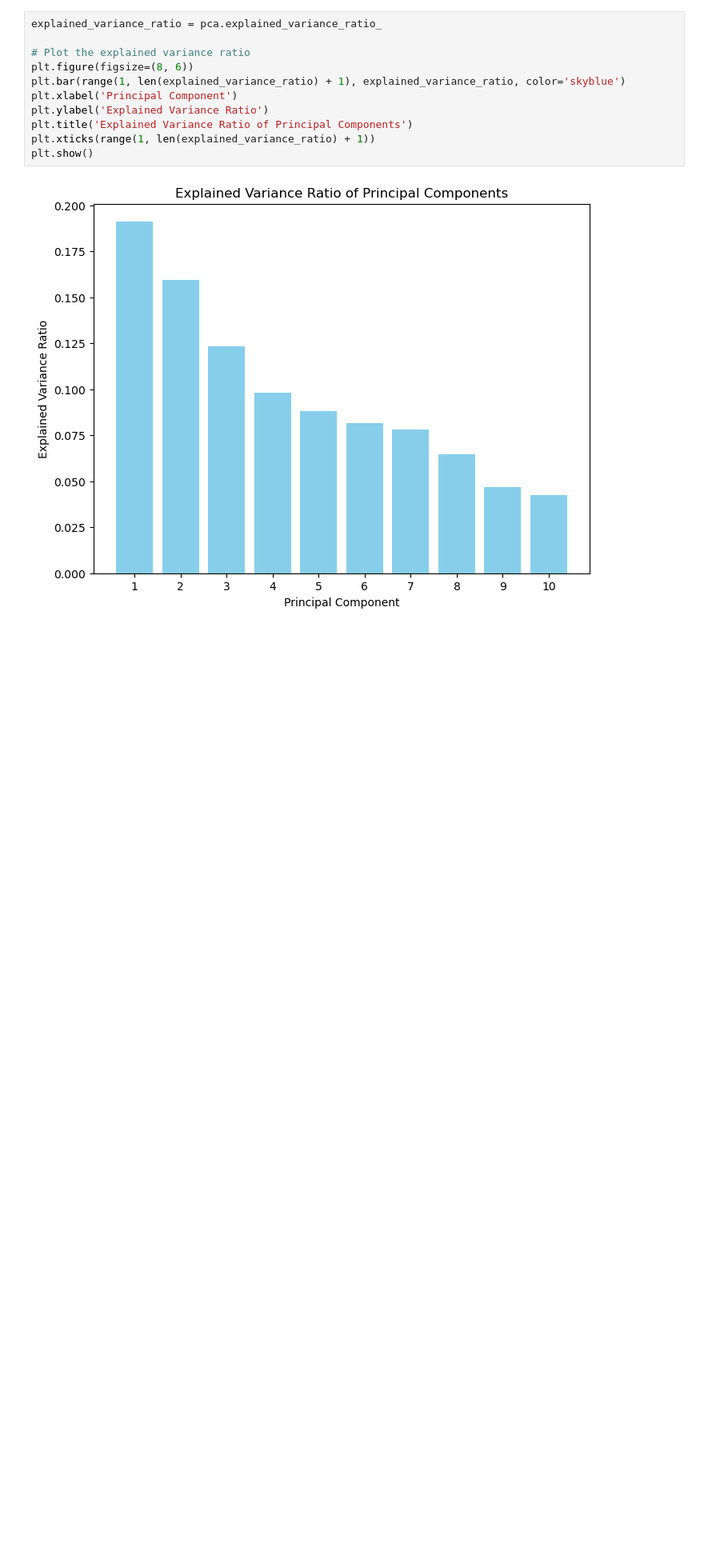
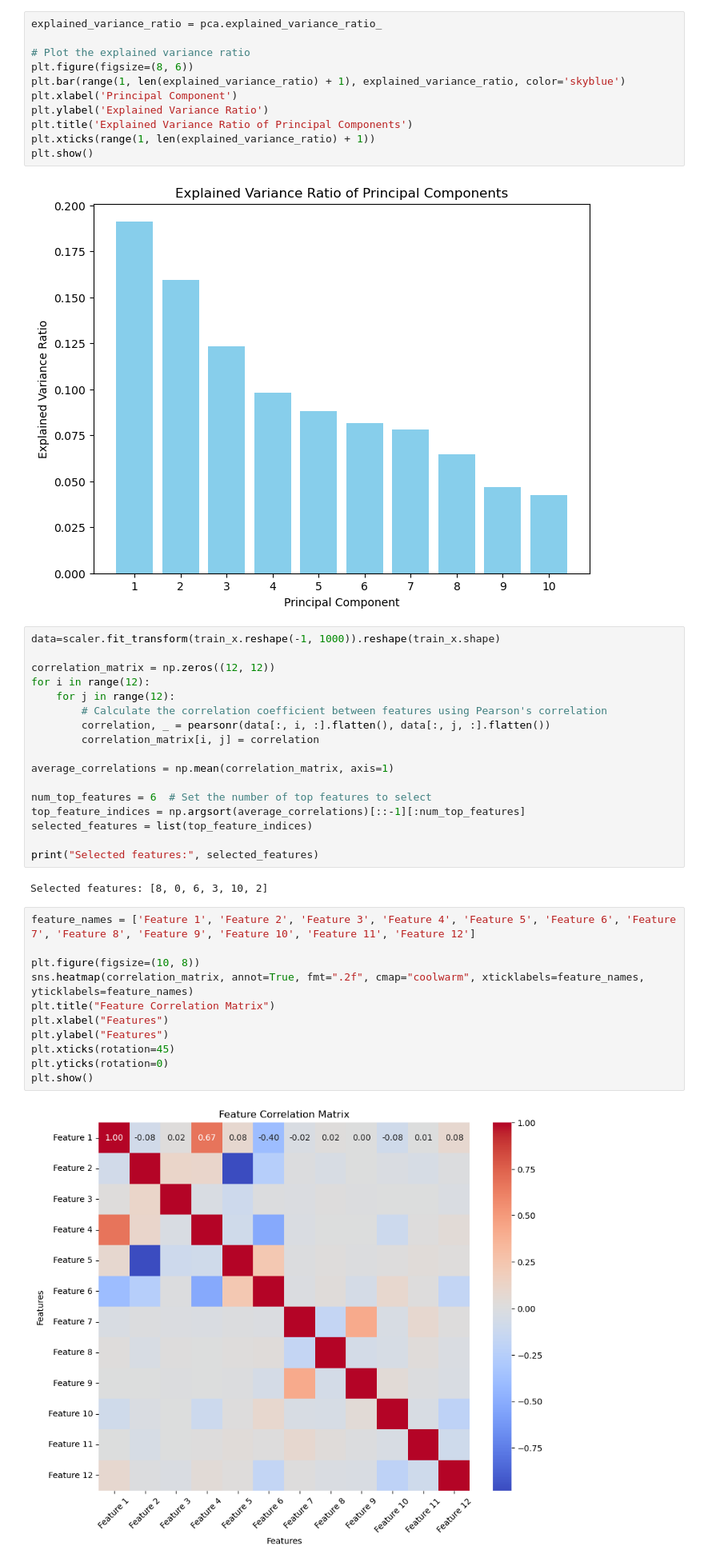
Before and after one commit to karlagular/SAU, a Jupyter notebook: testfile.ipynb, the cells around one changed output. Shown at 80% size. Drawn from its saved outputs; the diff is of its cells as text; blank space fills up the shorter version.

Commit message:
covariance matrixes and unsuccessful clustering approach

```diff
--- a/testfile.ipynb
+++ b/testfile.ipynb
@@ -139,3 +127,35 @@ plt.xticks(range(1, len(explained_variance_ratio) + 1))
 plt.show()
 # %% [output]
 [figure]
+# %%
+data=scaler.fit_transform(train_x.reshape(-1, 1000)).reshape(train_x.shape)
+
+correlation_matrix = np.zeros((12, 12))
+for i in range(12):
+    for j in range(12):
+        # Calculate the correlation coefficient between features using Pearson's correlation
+        correlation, _ = pearsonr(data[:, i, :].flatten(), data[:, j, :].flatten())
+        correlation_matrix[i, j] = correlation
+
+average_correlations = np.mean(correlation_matrix, axis=1)
+
+num_top_features = 6  # Set the number of top features to select
+top_feature_indices = np.argsort(average_correlations)[::-1][:num_top_features]
+selected_features = list(top_feature_indices)
+
+print("Selected features:", selected_features)
+# %% [output]
+Selected features: [8, 0, 6, 3, 10, 2]
+# %%
+feature_names = ['Feature 1', 'Feature 2', 'Feature 3', 'Feature 4', 'Feature 5', 'Feature 6', 'Feature 7', 'Feature 8', 'Feature 9', 'Feature 10', 'Feature 11', 'Feature 12']
+
+plt.figure(figsize=(10, 8))
+sns.heatmap(correlation_matrix, annot=True, fmt=".2f", cmap="coolwarm", xticklabels=feature_names, yticklabels=feature_names)
+plt.title("Feature Correlation Matrix")
+plt.xlabel("Features")
+plt.ylabel("Features")
+plt.xticks(rotation=45)
+plt.yticks(rotation=0)
+plt.show()
+# %% [output]
+[figure, added]
```
Also changed, not shown: parts of 15 cells of this notebook.
